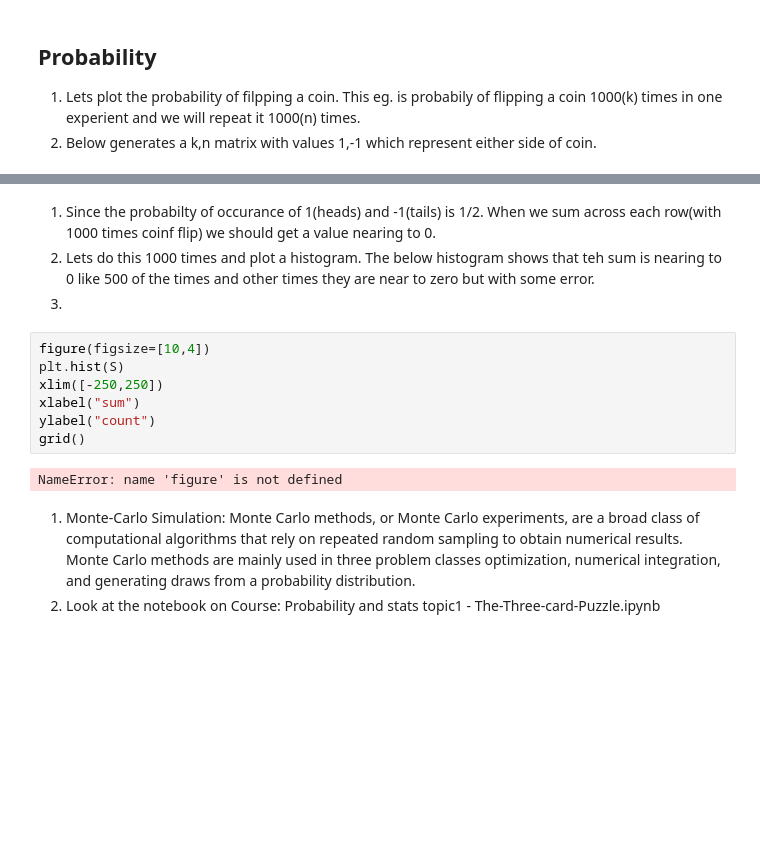
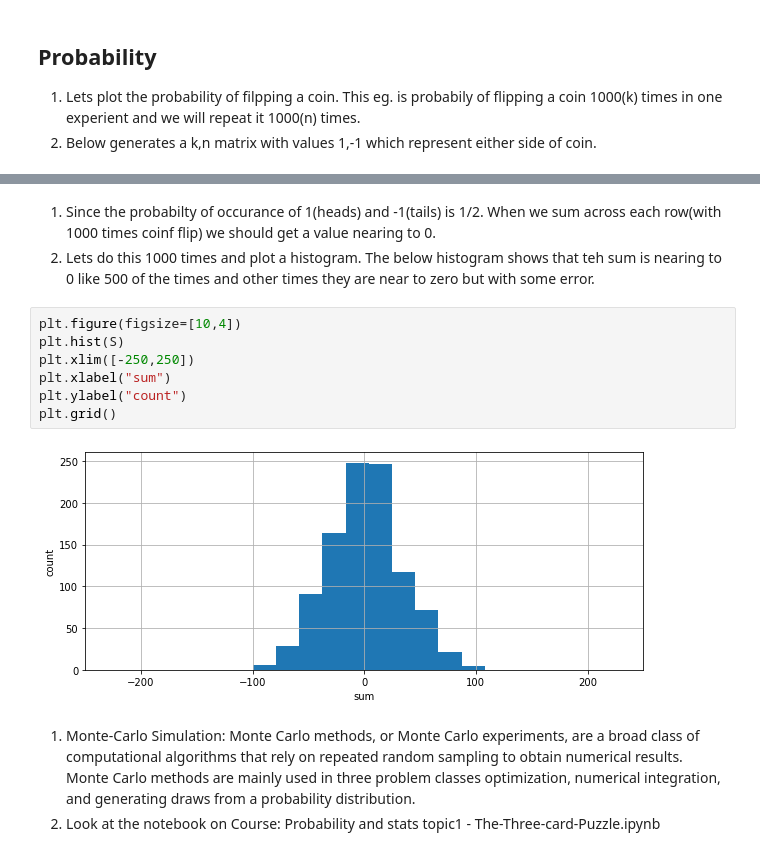
Before and after one commit to VeenaKGit/Knowledge, a Jupyter notebook: Probability and Statistics.ipynb, the cells around one changed output, grey strips where cells are left out. Saved outputs shown, nothing was run; the diff lists cells and outputs as text; blank space fills up the shorter version.

```diff
--- a/Probability and Statistics.ipynb
+++ b/Probability and Statistics.ipynb
@@ -18,16 +49,15 @@ S=np.sum(X, axis=0)
 # %% [markdown]
 1. Since the probabilty of occurance of 1(heads) and -1(tails) is 1/2. When we sum across each row(with 1000 times coinf flip) we should get a value nearing to 0.
 2. Lets do this 1000 times and plot a histogram. The below histogram shows that teh sum is nearing to 0 like 500 of the times and other times they are near to zero but with some error.
-3.
 # %%
-figure(figsize=[10,4])
+plt.figure(figsize=[10,4])
 plt.hist(S)
-xlim([-250,250])
-xlabel("sum")
-ylabel("count")
-grid()
+plt.xlim([-250,250])
+plt.xlabel("sum")
+plt.ylabel("count")
+plt.grid()
 # %% [output]
-NameError: name 'figure' is not defined
+[figure, added]
 # %% [markdown]
 1. Monte-Carlo Simulation: Monte Carlo methods, or Monte Carlo experiments, are a broad class of computational algorithms that rely on repeated random sampling to obtain numerical results. Monte Carlo methods are mainly used in three problem classes optimization, numerical integration, and generating draws from a probability distribution.
 2. Look at the notebook on Course: Probability and stats topic1 - The-Three-card-Puzzle.ipynb
```
Also changed, not shown: parts of 48 cells of this notebook, 11 other files.
